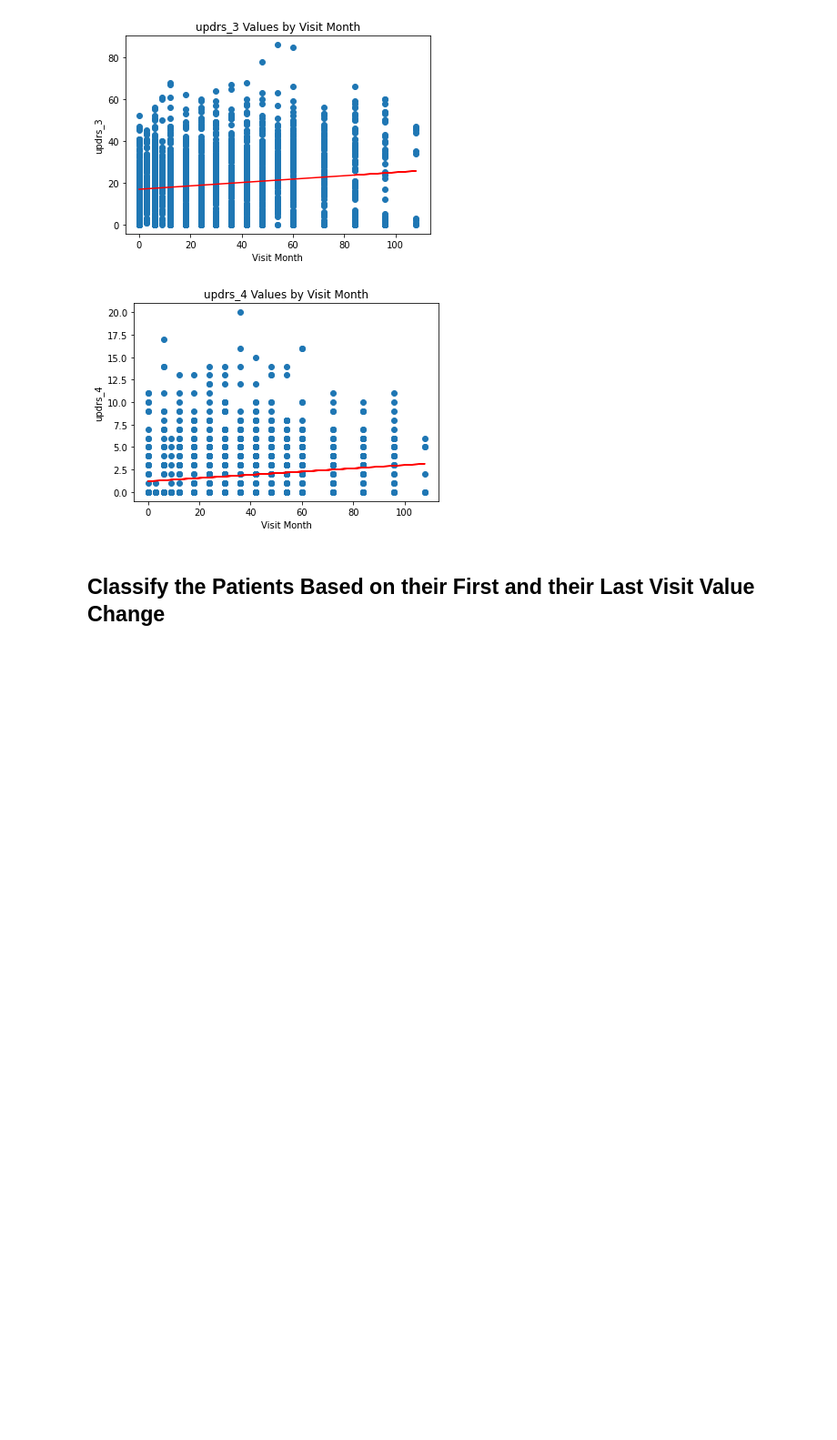
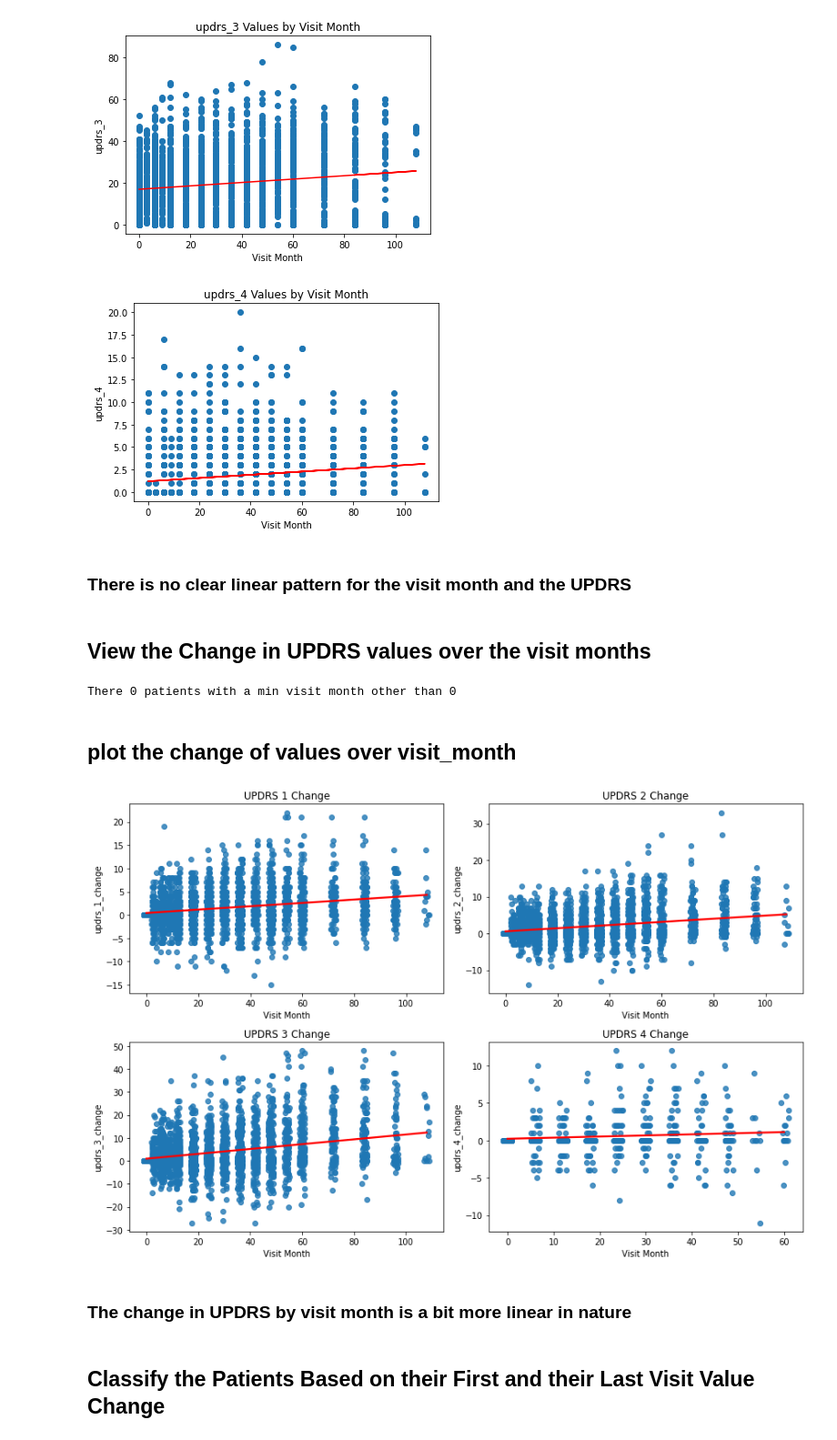
Before and after one commit to dagartga/Boosted-Models-for-Parkinsons-Prediction, a Jupyter notebook: parkinsons_1/notebooks/EDA_RandomForest.ipynb, the cells around one changed output. Shown at 91% size. Saved outputs shown, nothing was run; the diff lists cells and outputs as text; code cells hidden in the pictures; blank space fills up the shorter version.

Commit message:
add scatterplots for relationship of visit month and change

```diff
--- a/parkinsons_1/notebooks/EDA_RandomForest.ipynb
+++ b/parkinsons_1/notebooks/EDA_RandomForest.ipynb
@@ -327,6 +327,57 @@ plot_month_v_updrs('updrs_3')
 plot_month_v_updrs('updrs_4')
 # %% [output]
 [figure]
+# %% [markdown]
+### There is no clear linear pattern for the visit month and the UPDRS
+# %% [markdown]
+## View the Change in UPDRS values over the visit months
+# %%
+# get the min visit month for each patient
+min_visit_month = train_clin_df.groupby(['patient_id'])['visit_month'].min().reset_index()
+
+print(f'There', min_visit_month[min_visit_month['visit_month'] != 0].shape[0], 'patients with a min visit month other than 0')
+
+# create a dictionary of the first visit values for each updrs
+min_visit_dict = train_clin_df[train_clin_df['visit_month'] == 0][['patient_id','updrs_1', 'updrs_2','updrs_3', 'updrs_4']]\
+                                    .set_index(['patient_id'])\
+                                    .to_dict(orient='dict')
+# %% [output]
+There 0 patients with a min visit month other than 0
+# %%
+
+# loop through the rows and get the change in updrs value from the first visit for every visit of a patient
+for i, row in train_clin_df.iterrows():
+    patient_id = row['patient_id']
+    for updrs in ['updrs_1', 'updrs_2', 'updrs_3', 'updrs_4']:
+        train_clin_df.loc[i, f'{updrs}_change'] = row[updrs] - min_visit_dict[updrs][patient_id]
+# %% [markdown]
+## plot the change of values over visit_month
+# %%
+# Set up the figure and axes
+fig, axes = plt.subplots(nrows=2, ncols=2, figsize=(12, 8))
+axes = axes.flatten()
+
+# Define the column names and corresponding subplot titles
+columns = ['updrs_1_change', 'updrs_2_change', 'updrs_3_change', 'updrs_4_change']
+titles = ['UPDRS 1 Change', 'UPDRS 2 Change', 'UPDRS 3 Change', 'UPDRS 4 Change']
+
+# Plotting subplots
+for i, column in enumerate(columns):
+    ax = axes[i]
+    sns.regplot(data=train_clin_df, x='visit_month', y=column, ax=ax, scatter=True, ci=None, x_jitter=True, line_kws={'color':'red'})
+    ax.set_title(titles[i])
+    ax.set_xlabel('Visit Month')
+    ax.set_ylabel(column)
+
+# Adjust the layout and spacing
+plt.tight_layout()
+
+# Display the plot
+plt.show()
+# %% [output]
+[figure, added]
+# %% [markdown]
+### The change in UPDRS by visit month is a bit more linear in nature
 # %% [markdown]
 ## Classify the Patients Based on their First and their Last Visit Value Change
 # %%
```
Also changed, not shown: parts of 6 cells of this notebook.
